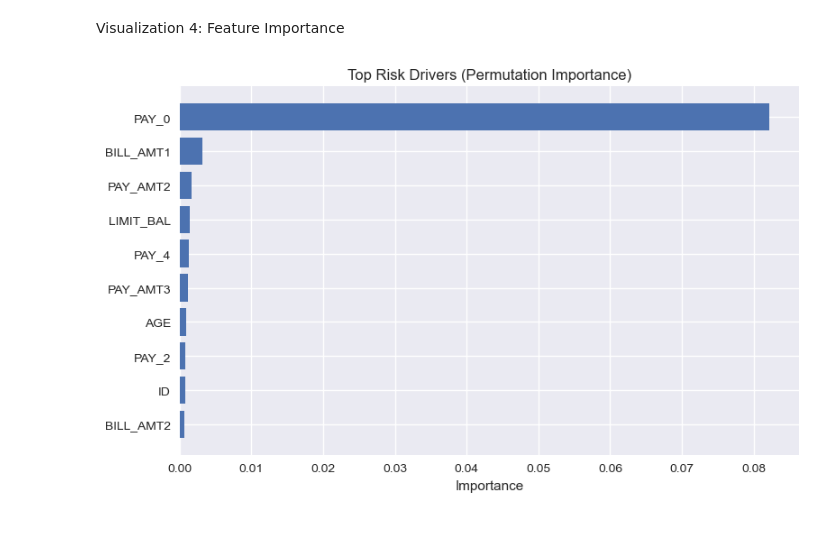
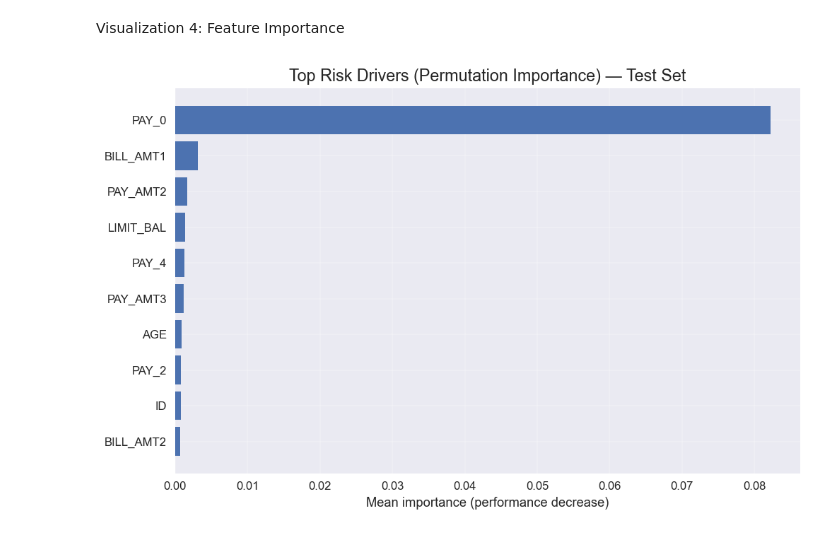
Before and after one commit to meeralneyadi/credit-risk-engine, a Jupyter notebook: notebooks/05_results_visualizations.ipynb, the cells around one changed output. Drawn from its saved outputs; the diff is of its cells as text; code cells hidden in the pictures.

```diff
--- a/notebooks/05_results_visualizations.ipynb
+++ b/notebooks/05_results_visualizations.ipynb
@@ -3,8 +3,23 @@ import pandas as pd
 import numpy as np
 import matplotlib.pyplot as plt
 import joblib
+import os
 
-plt.style.use("seaborn-v0_8")
+# Clean professional look
+plt.rcParams.update({
+    "figure.dpi": 120,
+    "savefig.dpi": 300,
+    "axes.titlesize": 14,
+    "axes.labelsize": 11,
+    "xtick.labelsize": 10,
+    "ytick.labelsize": 10,
+    "legend.fontsize": 10,
+    "axes.grid": True,
+    "grid.alpha": 0.25,
+})
+
+FIG_DIR = "../artifacts/reports/figures"
+os.makedirs(FIG_DIR, exist_ok=True)
 # %%
 X_test = pd.read_csv("../data/processed/X_test.csv")
 y_test = pd.read_csv("../data/processed/y_test.csv").squeeze()
@@ -94,21 +115,19 @@ Visualization 4: Feature Importance
 # %%
 from sklearn.inspection import permutation_importance
 
-perm = permutation_importance(
-    model, X_test, y_test, n_repeats=10, random_state=42
-)
+perm = permutation_importance(model, X_test, y_test, n_repeats=10, random_state=42, n_jobs=-1)
 
-importances = pd.DataFrame({
+imp = pd.DataFrame({
     "feature": X_test.columns,
     "importance": perm.importances_mean
 }).sort_values("importance", ascending=False).head(10)
 
-plt.figure(figsize=(8,5))
-plt.barh(importances["feature"][::-1], importances["importance"][::-1])
-plt.xlabel("Importance")
-plt.title("Top Risk Drivers (Permutation Importance)")
-plt.tight_layout()
-plt.savefig("../artifacts/reports/figures/feature_importance.png", dpi=200)
+fig, ax = plt.subplots(figsize=(8.5, 5.5))
+ax.barh(imp["feature"][::-1], imp["importance"][::-1])
+ax.set_title("Top Risk Drivers (Permutation Importance) — Test Set")
+ax.set_xlabel("Mean importance (performance decrease)")
+fig.tight_layout()
+fig.savefig(f"{FIG_DIR}/feature_importance_top10_test.png")
 plt.show()
 # %% [output]
-[figure, old version]
+[figure, new version]
```
Also changed, not shown: parts of 4 cells of this notebook.
